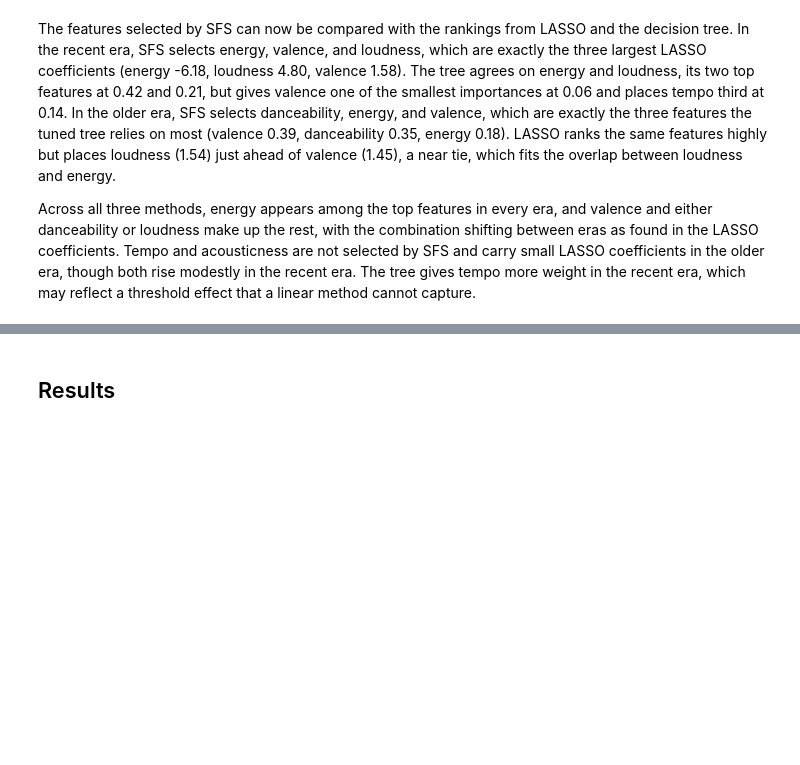
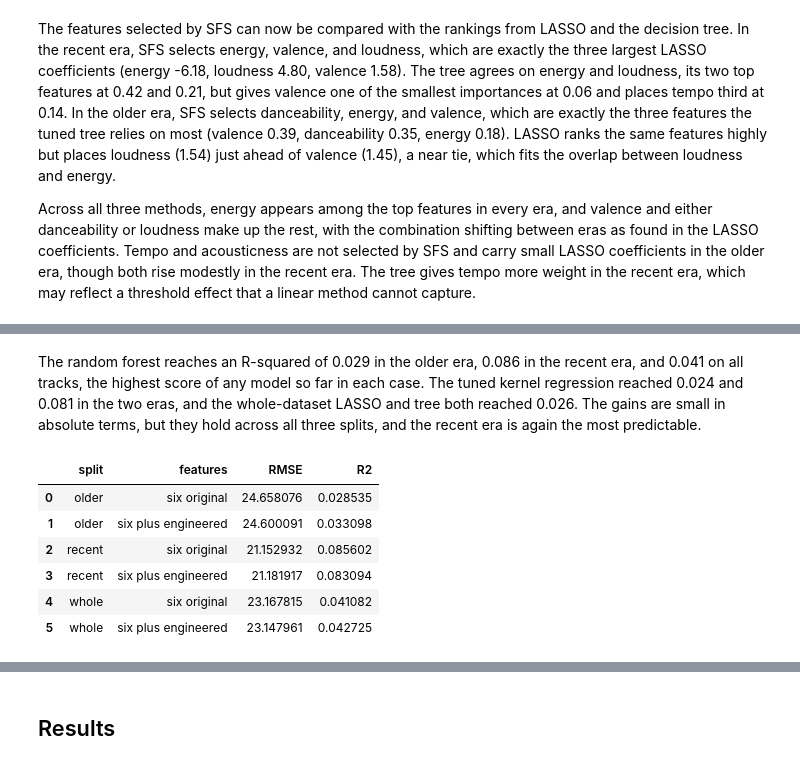
Before and after one commit to vipphan/spotify-capstone, a Jupyter notebook: spotify_capstone.ipynb, the cells around one changed output, grey strips where cells are left out. Drawn from its saved outputs; the diff is of its cells as text; code cells hidden in the pictures; blank space fills up the shorter version.

```diff
--- a/spotify_capstone.ipynb
+++ b/spotify_capstone.ipynb
@@ -1159,0 +1199,36 @@ Across all three methods, energy appears among the top features in every era, an
+# %% [markdown]
+The random forest reaches an R-squared of 0.029 in the older era, 0.086 in the recent era, and 0.041 on all tracks, the highest score of any model so far in each case. The tuned kernel regression reached 0.024 and 0.081 in the two eras, and the whole-dataset LASSO and tree both reached 0.026. The gains are small in absolute terms, but they hold across all three splits, and the recent era is again the most predictable.
+# %%
+# random forest on the original six features plus the engineered features
+rf_older_eng = RandomForestRegressor(n_estimators=300, min_samples_leaf=20, random_state=42, n_jobs=-1)
+rf_older_eng.fit(X_older_train_eng, y_older_train)
+rf_older_eng_pred = rf_older_eng.predict(X_older_test_eng)
+
+rf_recent_eng = RandomForestRegressor(n_estimators=300, min_samples_leaf=20, random_state=42, n_jobs=-1)
+rf_recent_eng.fit(X_recent_train_eng, y_recent_train)
+rf_recent_eng_pred = rf_recent_eng.predict(X_recent_test_eng)
+
+rf_full_eng = RandomForestRegressor(n_estimators=300, min_samples_leaf=20, random_state=42, n_jobs=-1)
+rf_full_eng.fit(X_train_eng, y_train)
+rf_full_eng_pred = rf_full_eng.predict(X_test_eng)
+
+rf_comparison = pd.DataFrame({
+    'split': ['older', 'older', 'recent', 'recent', 'whole', 'whole'],
+    'features': ['six original', 'six plus engineered'] * 3,
+    'RMSE': [root_mean_squared_error(y_older_test, rf_older_pred), root_mean_squared_error(y_older_test, rf_older_eng_pred),
+             root_mean_squared_error(y_recent_test, rf_recent_pred), root_mean_squared_error(y_recent_test, rf_recent_eng_pred),
+             root_mean_squared_error(y_test, rf_full_pred), root_mean_squared_error(y_test, rf_full_eng_pred)],
+    'R2': [r2_score(y_older_test, rf_older_pred), r2_score(y_older_test, rf_older_eng_pred),
+           r2_score(y_recent_test, rf_recent_pred), r2_score(y_recent_test, rf_recent_eng_pred),
+           r2_score(y_test, rf_full_pred), r2_score(y_test, rf_full_eng_pred)]
+})
+
+rf_comparison
+# %% [output]
+|  | split | features | RMSE | R2 |
+| 0 | older | six original | 24.658076 | 0.028535 |
+| 1 | older | six plus engineered | 24.600091 | 0.033098 |
+| 2 | recent | six original | 21.152932 | 0.085602 |
+| 3 | recent | six plus engineered | 21.181917 | 0.083094 |
+| 4 | whole | six original | 23.167815 | 0.041082 |
+| 5 | whole | six plus engineered | 23.147961 | 0.042725 |
```
Also changed, not shown: parts of 9 cells of this notebook.
